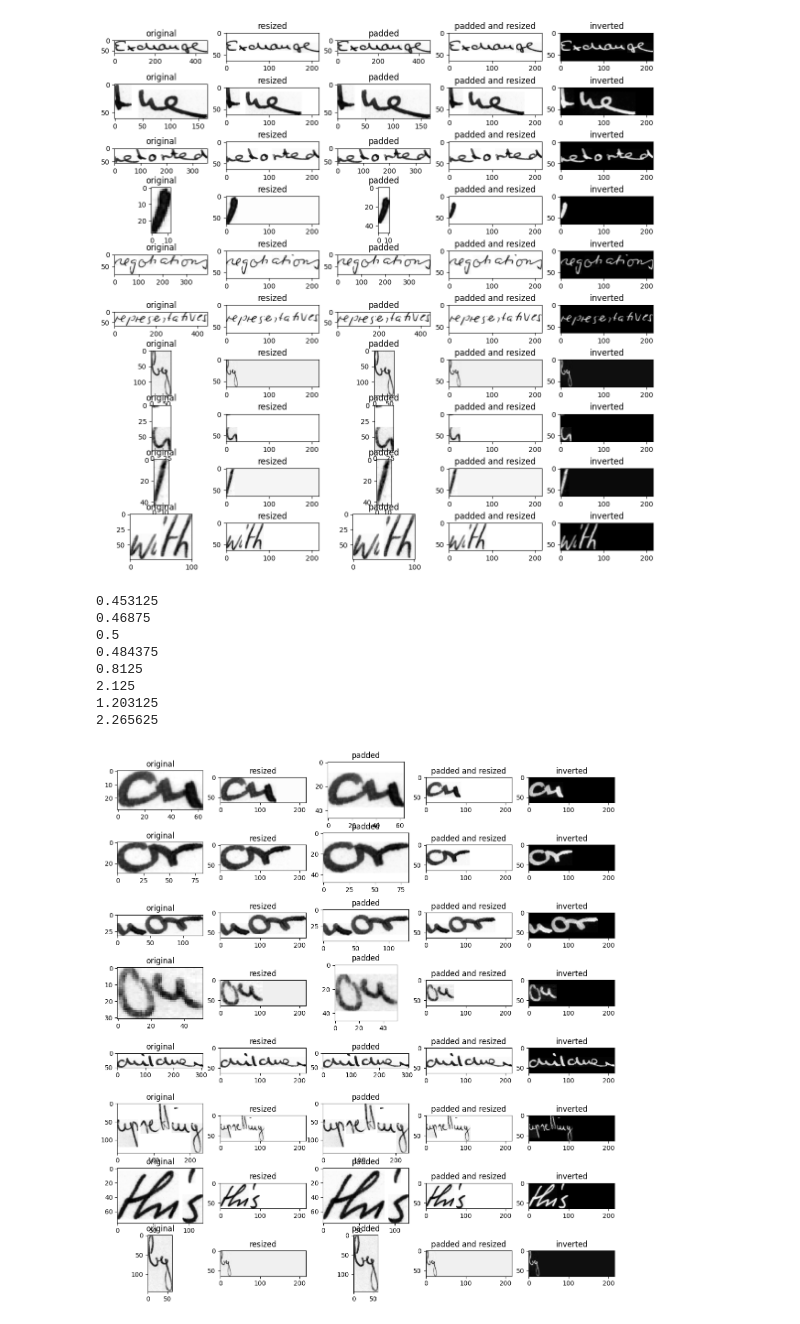
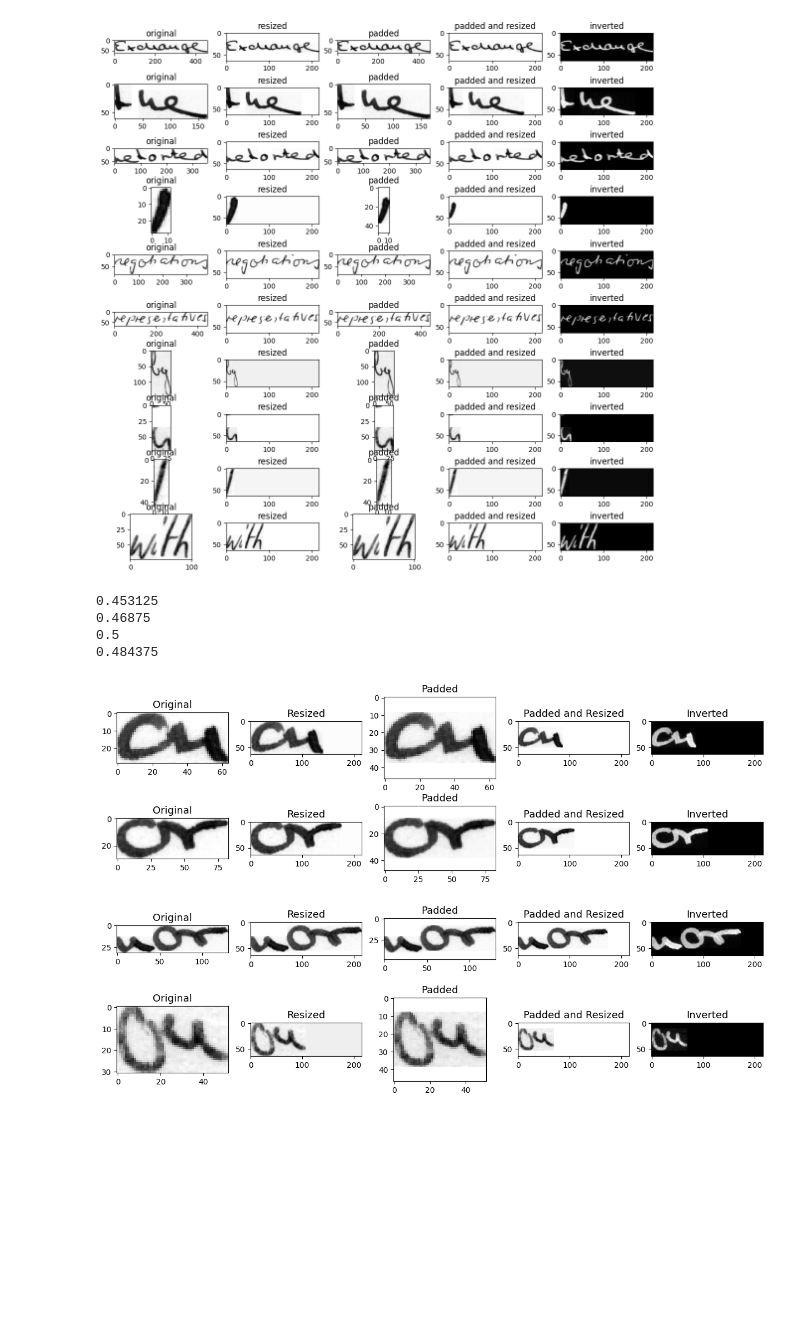
Before and after one commit to Lisa-dk/self-supervised-htr, a Jupyter notebook: small_experiments/preproc_steps.ipynb, the cells around one changed output. Saved outputs shown, nothing was run; the diff lists cells and outputs as text; code cells hidden in the pictures; blank space fills up the shorter version.

```diff
--- a/small_experiments/preproc_steps.ipynb
+++ b/small_experiments/preproc_steps.ipynb
@@ -104,18 +104,24 @@ plt.show()
 1.15625
 [figure]
 # %%
+# affected_imgs = ['../raw/iam/words/a01/a01-063u/a01-063u-00-05.png',
+#                  '../raw/iam/words/a01/a01-072u/a01-072u-07-02.png',
+#                  '../raw/iam/words/a01/a01-113u/a01-113u-05-00.png',
+#                  '../raw/iam/words/a01/a01-072x/a01-072x-00-07.png',
+#                  '../raw/iam/words/a01/a01-122u/a01-122u-01-03.png',
+#                  '../raw/iam/words/a01/a01-072x/a01-072x-06-05.png',
+#                  '../raw/iam/words/a01/a01-122/a01-122-01-08.png',
+#                  '../raw/iam/words/a01/a01-000x/a01-000x-04-06.png']
+
 affected_imgs = ['../raw/iam/words/a01/a01-063u/a01-063u-00-05.png',
                  '../raw/iam/words/a01/a01-072u/a01-072u-07-02.png',
                  '../raw/iam/words/a01/a01-113u/a01-113u-05-00.png',
-                 '../raw/iam/words/a01/a01-072x/a01-072x-00-07.png',
-                 '../raw/iam/words/a01/a01-122u/a01-122u-01-03.png',
-                 '../raw/iam/words/a01/a01-072x/a01-072x-06-05.png',
-                 '../raw/iam/words/a01/a01-122/a01-122-01-08.png',
-                 '../raw/iam/words/a01/a01-000x/a01-000x-04-06.png']
+                 '../raw/iam/words/a01/a01-072x/a01-072x-00-07.png']
 
-fig = plt.figure(figsize=(14,15))
+
+fig = plt.figure(figsize=(15,9))
 columns = 5
-rows = 8
+rows = 4
 
 ax = []
 INPUT_SIZE = (216, 64, 1)
@@ -126,40 +132,36 @@ while i < rows*columns:
     img_pad = img_padding(img, INPUT_SIZE[1])
     img_res = resize(img, INPUT_SIZE)
     img_res_pad = resize(img_pad, INPUT_SIZE)
     inverted_res_pad = 255 - img_res_pad
     # create subplot and append to ax
     ax.append( fig.add_subplot(rows, columns,i+1) )
-    ax[-1].set_title("original")  # set title
+    ax[-1].set_title("Original", fontsize=13)  # set title
     plt.imshow(img, cmap='gray')
 
     ax.append( fig.add_subplot(rows, columns, i + 2 ))
-    ax[-1].set_title("resized")  # set title
+    ax[-1].set_title("Resized", fontsize=13)  # set title
     plt.imshow(img_res, cmap='gray')
 
     ax.append( fig.add_subplot(rows, columns, i + 3 ))
-    ax[-1].set_title("padded")  # set title
+    ax[-1].set_title("Padded", fontsize=13)  # set title
     plt.imshow(img_pad, cmap='gray')
 
     ax.append( fig.add_subplot(rows, columns, i + 4 ))
-    ax[-1].set_title("padded and resized")  # set title
+    ax[-1].set_title("Padded and Resized", fontsize=13)  # set title
     plt.imshow(img_res_pad, cmap='gray')
 
     ax.append( fig.add_subplot(rows, columns, i + 5 ))
-    ax[-1].set_title("inverted")  # set title
+    ax[-1].set_title("Inverted", fontsize=13)  # set title
     plt.imshow(inverted_res_pad, cmap='gray')
 
     i += columns
     idx += 1
 plt.savefig(f"./preproc_steps.png", dpi=300, bbox_inches="tight")
 
 plt.show()
 # %% [output]
 0.453125
 0.46875
 0.5
 0.484375
-0.8125
-2.125
-1.203125
-2.265625
-[figure, old version]
+[figure, new version]
```
Also changed, not shown: parts of 1 cell of this notebook, 29 other files.
